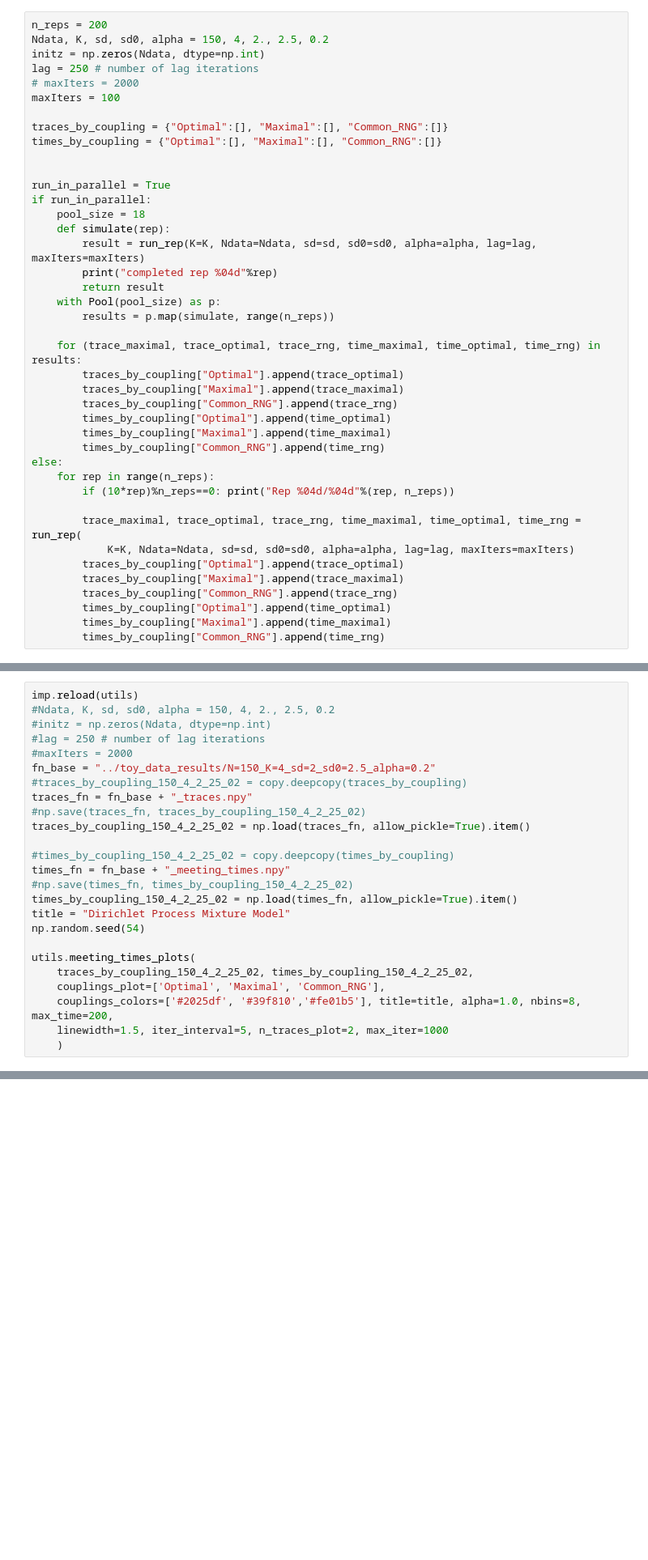
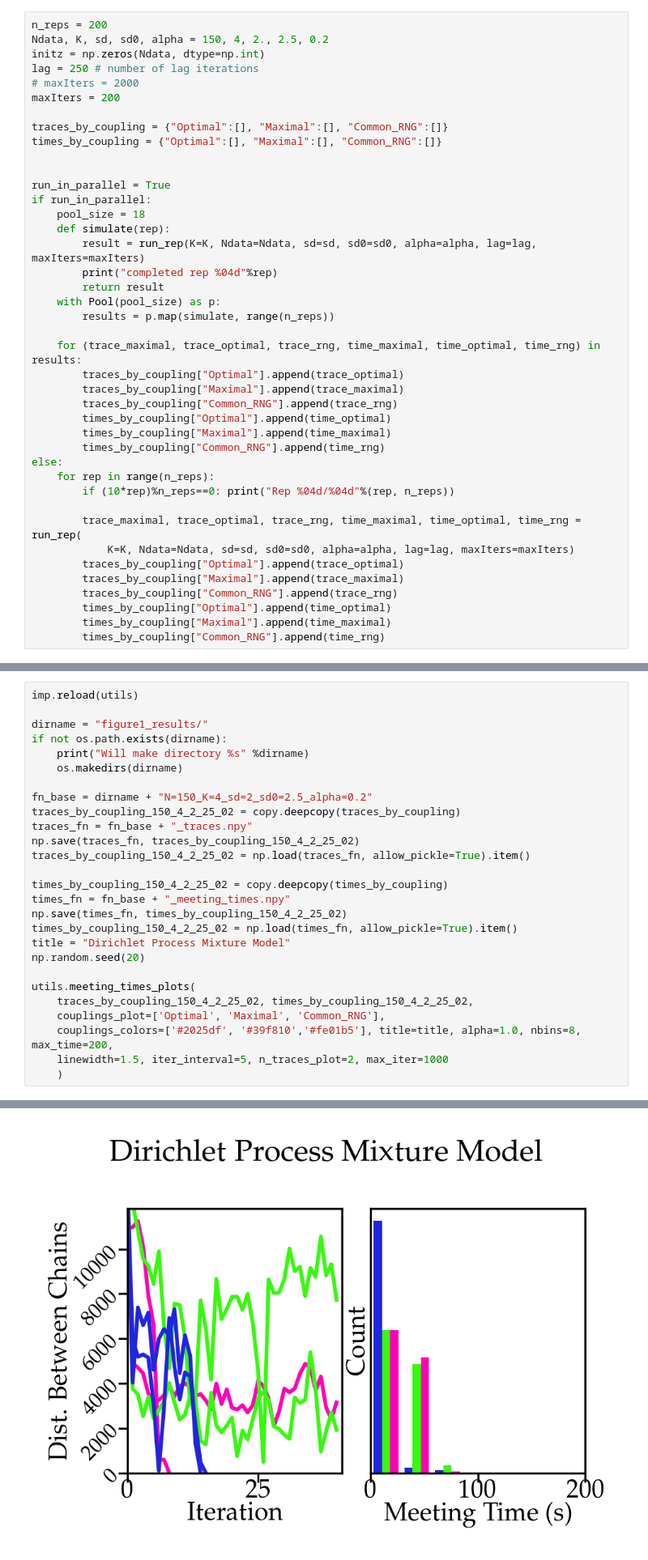
Before and after one commit to tinnguyen96/partition-coupling, a Jupyter notebook: Figure1.ipynb, the cells around one changed output, grey strips where cells are left out. Shown: that part at 81% size. Drawn from its saved outputs; the diff is of its cells as text; blank space fills up the shorter version.

Commit message:
Figure 1 has DPMM plot. Figure2 doesn't have data for estimates.

```diff
--- a/Figure1.ipynb
+++ b/Figure1.ipynb
@@ -164,7 +166,7 @@ Ndata, K, sd, sd0, alpha = 150, 4, 2., 2.5, 0.2
 initz = np.zeros(Ndata, dtype=np.int)
 lag = 250 # number of lag iterations
 # maxIters = 2000
-maxIters = 100
+maxIters = 200
 
 traces_by_coupling = {"Optimal":[], "Maximal":[], "Common_RNG":[]}
 times_by_coupling = {"Optimal":[], "Maximal":[], "Common_RNG":[]}
@@ -220,21 +222,23 @@ completed rep 0197
 # %%
 imp.reload(utils)
-#Ndata, K, sd, sd0, alpha = 150, 4, 2., 2.5, 0.2
-#initz = np.zeros(Ndata, dtype=np.int)
-#lag = 250 # number of lag iterations
-#maxIters = 2000
-fn_base = "../toy_data_results/N=150_K=4_sd=2_sd0=2.5_alpha=0.2"
-#traces_by_coupling_150_4_2_25_02 = copy.deepcopy(traces_by_coupling)
+
+dirname = "figure1_results/"
+if not os.path.exists(dirname):
+    print("Will make directory %s" %dirname)
+    os.makedirs(dirname)
+
+fn_base = dirname + "N=150_K=4_sd=2_sd0=2.5_alpha=0.2"
+traces_by_coupling_150_4_2_25_02 = copy.deepcopy(traces_by_coupling)
 traces_fn = fn_base + "_traces.npy"
-#np.save(traces_fn, traces_by_coupling_150_4_2_25_02)
+np.save(traces_fn, traces_by_coupling_150_4_2_25_02)
 traces_by_coupling_150_4_2_25_02 = np.load(traces_fn, allow_pickle=True).item()
 
-#times_by_coupling_150_4_2_25_02 = copy.deepcopy(times_by_coupling)
+times_by_coupling_150_4_2_25_02 = copy.deepcopy(times_by_coupling)
 times_fn = fn_base + "_meeting_times.npy"
-#np.save(times_fn, times_by_coupling_150_4_2_25_02)
+np.save(times_fn, times_by_coupling_150_4_2_25_02)
 times_by_coupling_150_4_2_25_02 = np.load(times_fn, allow_pickle=True).item()
 title = "Dirichlet Process Mixture Model"
-np.random.seed(54)
+np.random.seed(20)
 
 utils.meeting_times_plots(
     traces_by_coupling_150_4_2_25_02, times_by_coupling_150_4_2_25_02,
@@ -246,0 +250 @@ FileNotFoundError: [Errno 2] No such file or directory: '../toy_data_results/N=1
+[figure, added]
```
Also changed, not shown: parts of 3 cells of this notebook, 3 other files.
